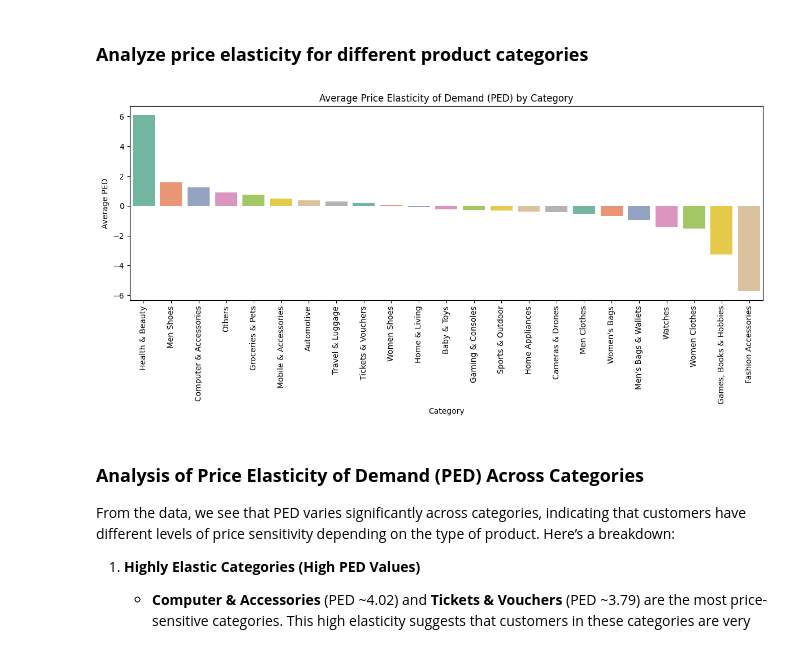
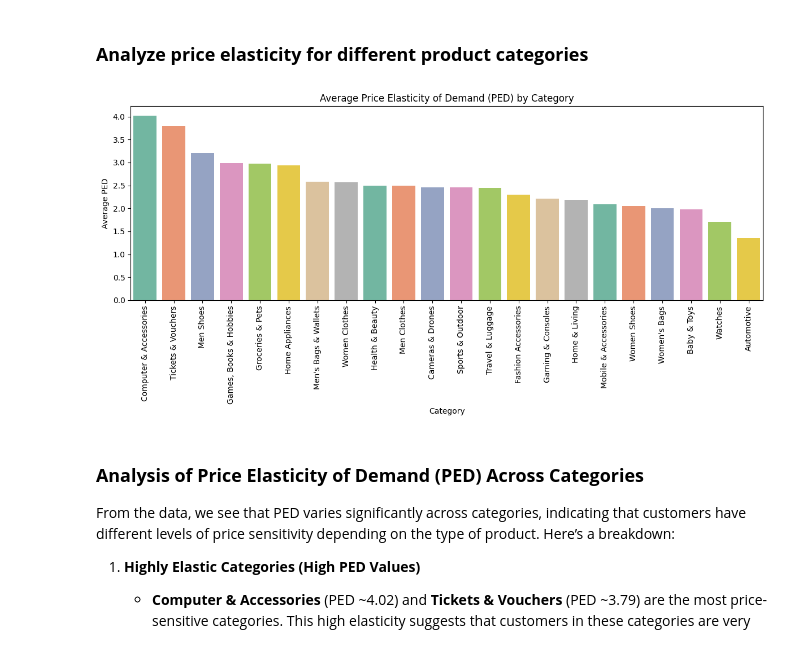
Before and after one commit to 7-teens/7-teens-DSA3101-2410-Project, a Jupyter notebook: Subgroup B/Question 2 PED and dynamic pricing.ipynb, the cells around one changed output. Cells and saved outputs as stored; diff of their text form; code cells hidden in the pictures.

Commit message:
Editing and cleaning other files

```diff
--- a/Subgroup B/Question 2 PED and dynamic pricing.ipynb
+++ b/Subgroup B/Question 2 PED and dynamic pricing.ipynb
@@ -18,14 +12,17 @@ daily_sales_by_sub_category = pd.read_pickle('Outputs/daily_sales_by_sub_categor
+# %%
+products_df = pd.read_csv('..\Cleaned_Datasets\products.csv')
+orders_df = pd.read_csv('..\Cleaned_Datasets\orders.csv')
 # %% [markdown]
 #### **Data Preperation**
 # %%
-# # Step 1: Merge the orders data with the products data on 'product_id'
-# merged_df = pd.merge(orders_df, products_df, on='product_id', how='left')
+# Step 1: Merge the orders data with the products data on 'product_id'
+merged_df = pd.merge(orders_df, products_df, on='product_id', how='left')
 
 # Step 2: Create the 'price' column based on whether 'campaign_name' is missing or there is campaign, use discounted price if there is promotion campaign, else if none use original price
-# merged_df['price'] = merged_df.apply(
-#     lambda row: row['price_actual'] if pd.notna(row['campaign_name']) else row['price_ori'],
-#     axis=1
-# )
+merged_df['price'] = merged_df.apply(
+    lambda row: row['price_actual'] if pd.notna(row['campaign_name']) else row['price_ori'],
+    axis=1
+)
 # %% [markdown]
 #### **Calculating Price Elasticity of Demand (PED)**
 
@@ -467,0 +71,18 @@ print(average_ped_by_sub_category)
+# %%
+def filter_outliers(grouped_df):
+    # Filter rows based on column: 'PED'
+    grouped_df = grouped_df[grouped_df['PED'] <= 10]
+    # Filter rows based on column: 'PED'
+    grouped_df = grouped_df[grouped_df['PED'] >= 0]
+    return grouped_df
+
+# Step 6: Filtering out PED that are absurd as according to domain knowledge of PED, it is extremely unlikely for products to have PED greater than 10 and 0 is the smallest, thus negative PED are also outliers. Outliers are most likely due to noise or insufficient data resulting in extremely large or negative PED
+grouped_df_clean = filter_outliers(grouped_df.copy())
+
+# Step 7: Join the products data again to get the 'main_category'
+final_df = pd.merge(grouped_df_clean, products_df[['product_id', 'main_category', 'mid_category']], on='product_id', how='left')
+
+# Step 8: Group by 'main_category' and calculate the average PED for each category
+average_ped_by_category = final_df.groupby('main_category')['PED'].mean().reset_index()
+
+print(average_ped_by_category)
@@ -468,22 +107,22 @@ print(average_ped_by_sub_category)
 # %% [markdown]
 ### **Analyze price elasticity for different product categories**
 # %%
-average_ped_by_category = average_ped_by_main_category.sort_values(by='PED', ascending=False)
+average_ped_by_category = average_ped_by_category.sort_values(by='PED', ascending=False)
 
 # Plotting the average PED by category to visualize price elasticity
 plt.figure(figsize=(12, 6))
 
 # Use seaborn's barplot with the DataFrame for easier handling
 sns.barplot(x='main_category', y='PED', data=average_ped_by_category, hue='main_category', palette="Set2", legend=False)
 
 plt.title("Average Price Elasticity of Demand (PED) by Category")
 plt.xlabel("Category")
 plt.ylabel("Average PED")
 plt.xticks(rotation=90)  # Rotate x-axis labels for better visibility
 plt.tight_layout()  # Adjust layout to avoid clipping of labels
 plt.show()
 # %% [output]
-[figure, old version]
+[figure, new version]
 # %% [markdown]
 ### **Analysis of Price Elasticity of Demand (PED) Across Categories**
 
```
Also changed, not shown: parts of 19 cells of this notebook.
